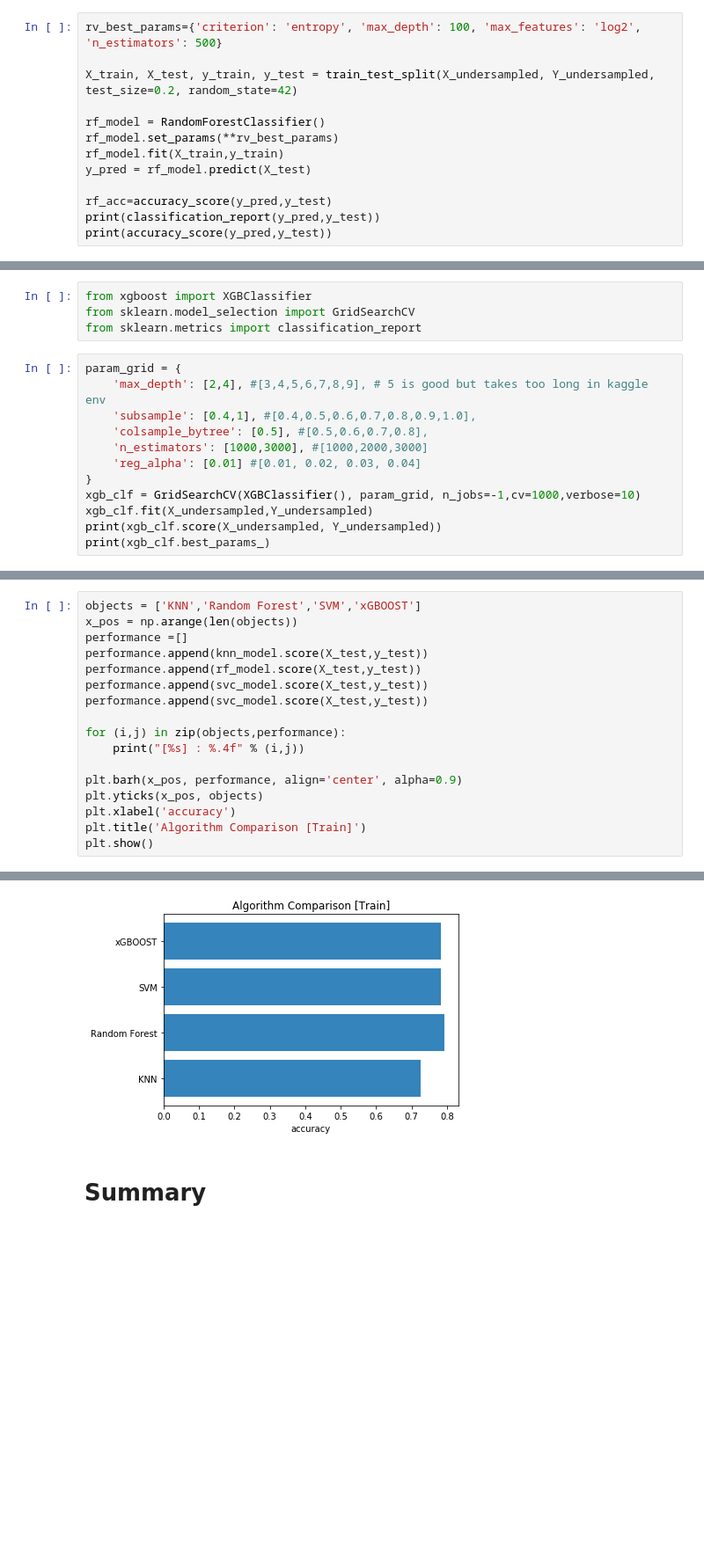
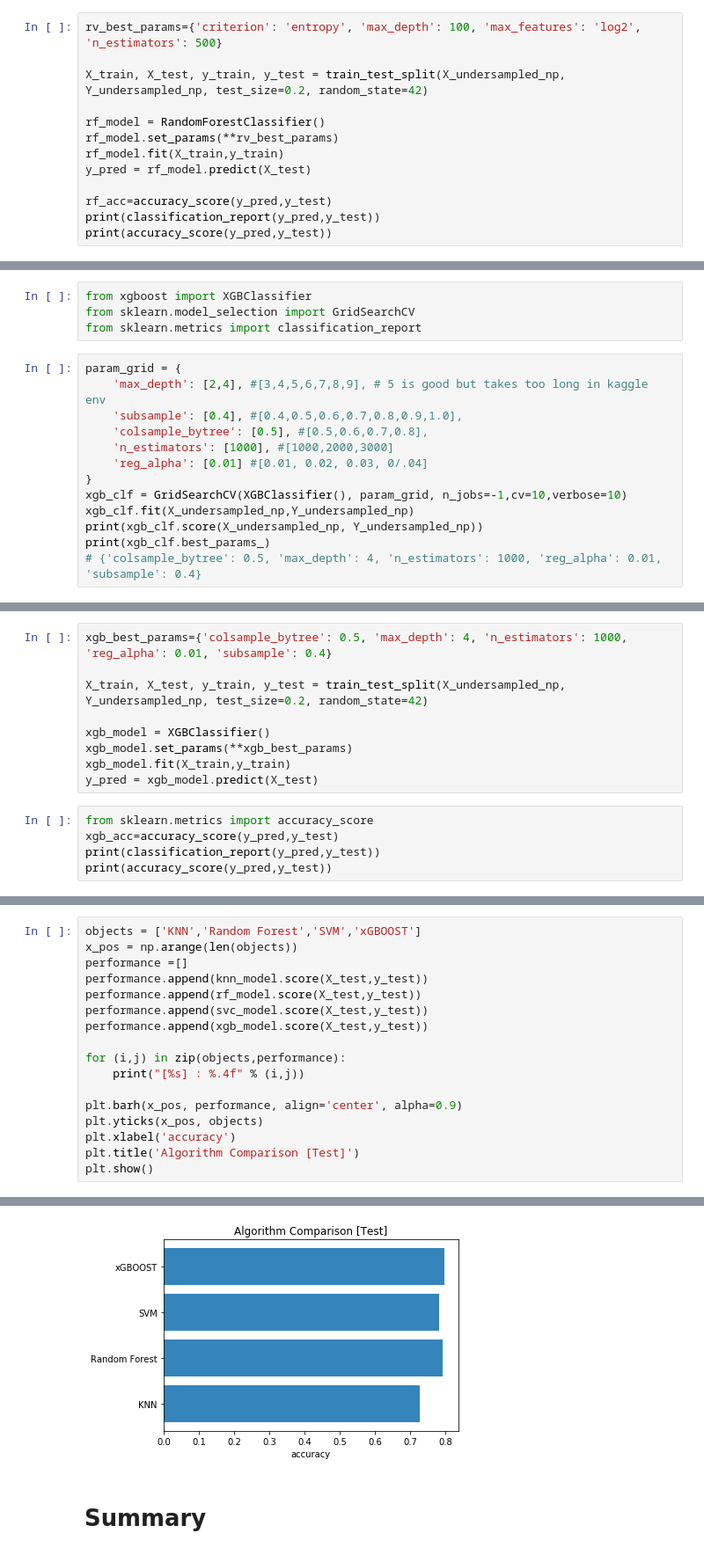
Before and after one commit to abdelrahmanYaseen/ML_HW2, a Jupyter notebook: Otto.ipynb, the cells around one changed output, grey strips where cells are left out. Shown: that part at 88% size. Saved outputs shown, nothing was run; the diff lists cells and outputs as text; blank space fills up the shorter version.

```diff
--- a/Otto.ipynb
+++ b/Otto.ipynb
@@ -420,7 +422,7 @@ Fitting 10 folds for each of 18 candidates, totalling 180 fits
 # %%
 rv_best_params={'criterion': 'entropy', 'max_depth': 100, 'max_features': 'log2', 'n_estimators': 500}
 
-X_train, X_test, y_train, y_test = train_test_split(X_undersampled, Y_undersampled, test_size=0.2, random_state=42)
+X_train, X_test, y_train, y_test = train_test_split(X_undersampled_np, Y_undersampled_np, test_size=0.2, random_state=42)
 
 rf_model = RandomForestClassifier()
 rf_model.set_params(**rv_best_params)
@@ -457,13 +459,14 @@ from sklearn.metrics import classification_report
 # %%
 param_grid = {
     'max_depth': [2,4], #[3,4,5,6,7,8,9], # 5 is good but takes too long in kaggle env
-    'subsample': [0.4,1], #[0.4,0.5,0.6,0.7,0.8,0.9,1.0],
+    'subsample': [0.4], #[0.4,0.5,0.6,0.7,0.8,0.9,1.0],
     'colsample_bytree': [0.5], #[0.5,0.6,0.7,0.8],
-    'n_estimators': [1000,3000], #[1000,2000,3000]
-    'reg_alpha': [0.01] #[0.01, 0.02, 0.03, 0.04]
+    'n_estimators': [1000], #[1000,2000,3000]
+    'reg_alpha': [0.01] #[0.01, 0.02, 0.03, 0/.04]
 }
-xgb_clf = GridSearchCV(XGBClassifier(), param_grid, n_jobs=-1,cv=1000,verbose=10)
-xgb_clf.fit(X_undersampled,Y_undersampled)
-print(xgb_clf.score(X_undersampled, Y_undersampled))
+xgb_clf = GridSearchCV(XGBClassifier(), param_grid, n_jobs=-1,cv=10,verbose=10)
+xgb_clf.fit(X_undersampled_np,Y_undersampled_np)
+print(xgb_clf.score(X_undersampled_np, Y_undersampled_np))
 print(xgb_clf.best_params_)
+# {'colsample_bytree': 0.5, 'max_depth': 4, 'n_estimators': 1000, 'reg_alpha': 0.01, 'subsample': 0.4}
 # %% [output]
@@ -487,0 +484,14 @@ Fitting 1000 folds for each of 8 candidates, totalling 8000 fits
+# %%
+xgb_best_params={'colsample_bytree': 0.5, 'max_depth': 4, 'n_estimators': 1000, 'reg_alpha': 0.01, 'subsample': 0.4}
+
+X_train, X_test, y_train, y_test = train_test_split(X_undersampled_np, Y_undersampled_np, test_size=0.2, random_state=42)
+
+xgb_model = XGBClassifier()
+xgb_model.set_params(**xgb_best_params)
+xgb_model.fit(X_train,y_train)
+y_pred = xgb_model.predict(X_test)
+# %%
+from sklearn.metrics import accuracy_score
+xgb_acc=accuracy_score(y_pred,y_test)
+print(classification_report(y_pred,y_test))
+print(accuracy_score(y_pred,y_test))
@@ -515,7 +540,7 @@ performance =[]
 performance.append(knn_model.score(X_test,y_test))
 performance.append(rf_model.score(X_test,y_test))
 performance.append(svc_model.score(X_test,y_test))
-performance.append(svc_model.score(X_test,y_test))
+performance.append(xgb_model.score(X_test,y_test))
 
 for (i,j) in zip(objects,performance):
     print("[%s] : %.4f" % (i,j))
@@ -523,7 +548,7 @@ for (i,j) in zip(objects,performance):
 plt.barh(x_pos, performance, align='center', alpha=0.9)
 plt.yticks(x_pos, objects)
 plt.xlabel('accuracy')
-plt.title('Algorithm Comparison [Train]')
+plt.title('Algorithm Comparison [Test]')
 plt.show()
 # %% [output]
 [KNN] : 0.7262
@@ -533,4 +558,4 @@ plt.show()
-[figure, old version]
+[figure, new version]
 # %% [markdown]
 # Summary
 # %% [markdown]
```
Also changed, not shown: parts of 14 cells of this notebook.
